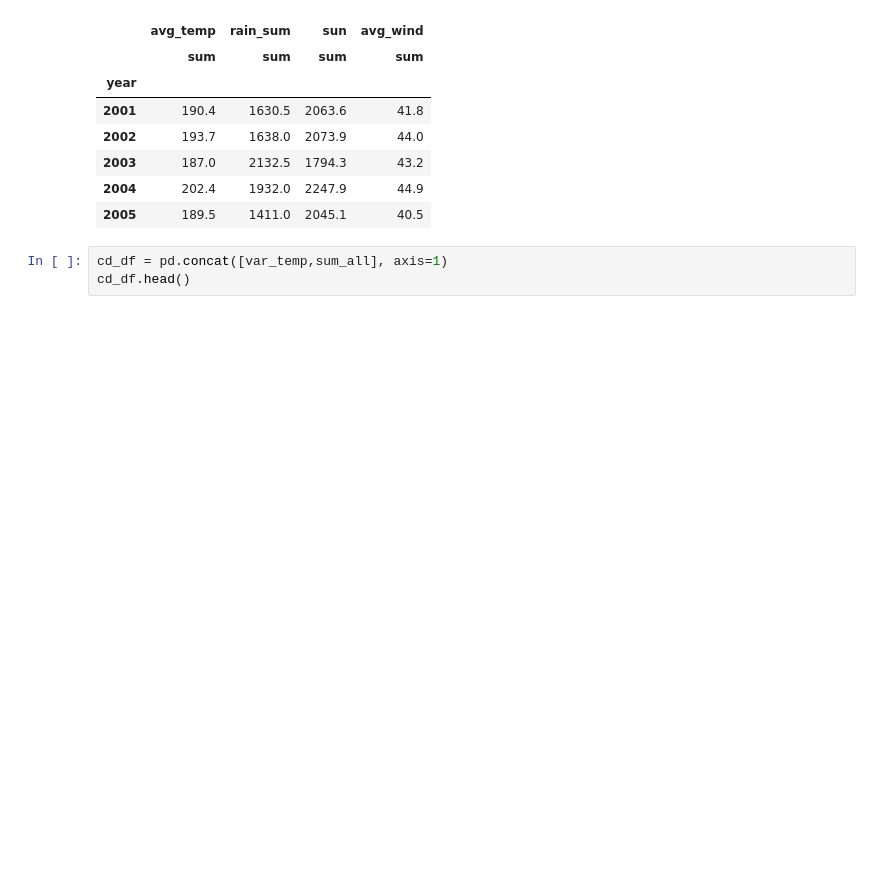
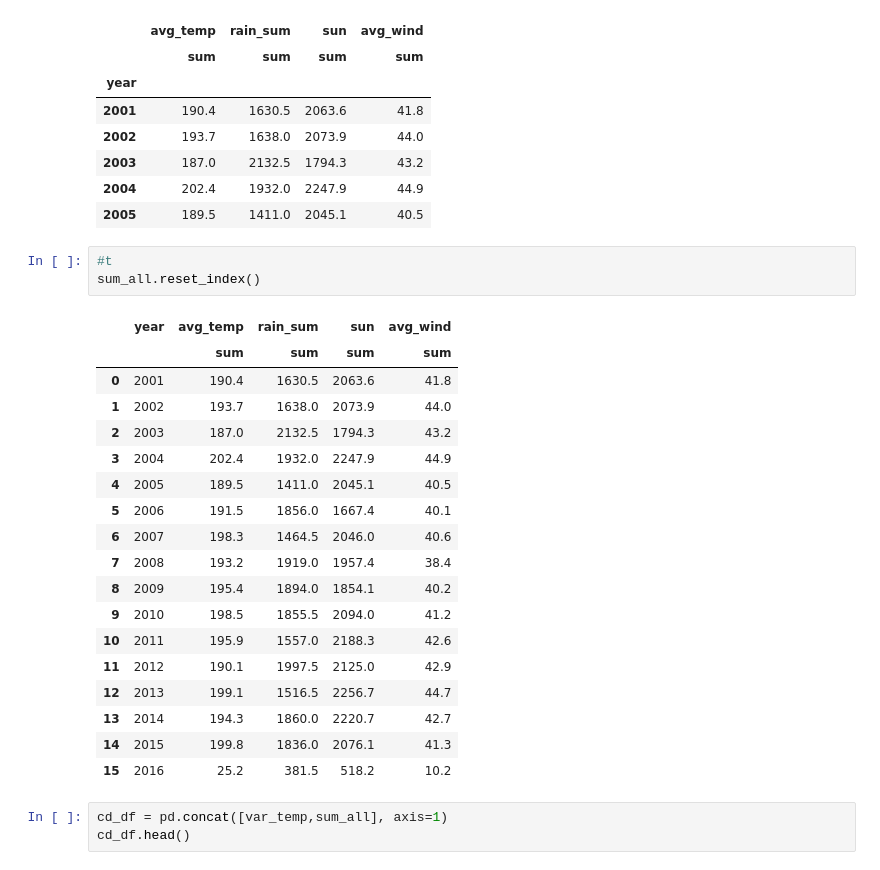
Before and after one commit to taishiroyamada/graduation_thesis_dayo, a Jupyter notebook: sotsuron_data3.ipynb, the cells around one changed output. Cells and saved outputs as stored; diff of their text form; blank space fills up the shorter version.

```diff
--- a/sotsuron_data3.ipynb
+++ b/sotsuron_data3.ipynb
@@ -117,6 +117,28 @@ sum_all.head()
 | 2003 | 187.0 | 2132.5 | 1794.3 | 43.2 |
 | 2004 | 202.4 | 1932.0 | 2247.9 | 44.9 |
 | 2005 | 189.5 | 1411.0 | 2045.1 | 40.5 |
+# %%
+#t
+sum_all.reset_index()
+# %% [output]
+|  | year | avg_temp | rain_sum | sun | avg_wind |
+|  |  | sum | sum | sum | sum |
+| 0 | 2001 | 190.4 | 1630.5 | 2063.6 | 41.8 |
+| 1 | 2002 | 193.7 | 1638.0 | 2073.9 | 44.0 |
+| 2 | 2003 | 187.0 | 2132.5 | 1794.3 | 43.2 |
+| 3 | 2004 | 202.4 | 1932.0 | 2247.9 | 44.9 |
+| 4 | 2005 | 189.5 | 1411.0 | 2045.1 | 40.5 |
+| 5 | 2006 | 191.5 | 1856.0 | 1667.4 | 40.1 |
+| 6 | 2007 | 198.3 | 1464.5 | 2046.0 | 40.6 |
+| 7 | 2008 | 193.2 | 1919.0 | 1957.4 | 38.4 |
+| 8 | 2009 | 195.4 | 1894.0 | 1854.1 | 40.2 |
+| 9 | 2010 | 198.5 | 1855.5 | 2094.0 | 41.2 |
+| 10 | 2011 | 195.9 | 1557.0 | 2188.3 | 42.6 |
+| 11 | 2012 | 190.1 | 1997.5 | 2125.0 | 42.9 |
+| 12 | 2013 | 199.1 | 1516.5 | 2256.7 | 44.7 |
+| 13 | 2014 | 194.3 | 1860.0 | 2220.7 | 42.7 |
+| 14 | 2015 | 199.8 | 1836.0 | 2076.1 | 41.3 |
+| 15 | 2016 | 25.2 | 381.5 | 518.2 | 10.2 |
 # %%
 cd_df = pd.concat([var_temp,sum_all], axis=1)
 cd_df.head()
```
Also changed, not shown: parts of 4 cells of this notebook.
